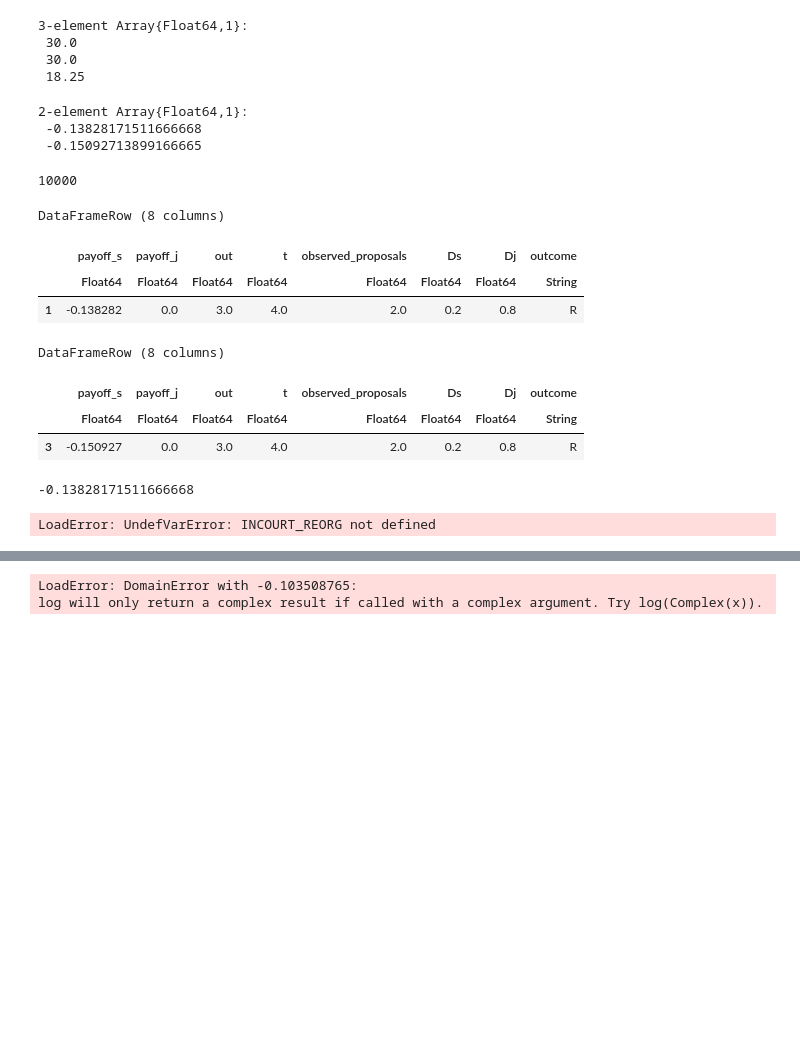
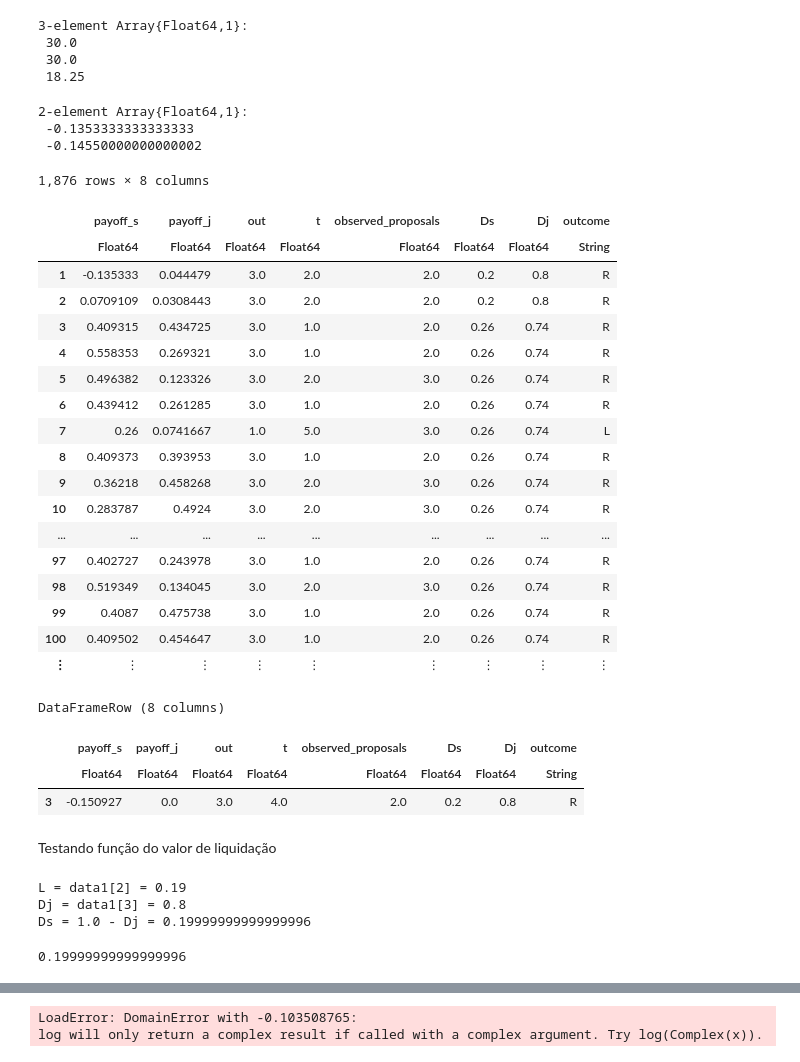
Before and after one commit to jmatheusgpa/BargainingJulia, a Jupyter notebook: Parallel/coupled_sim_anl_ncores_duplas.ipynb, the cells around one changed output, grey strips where cells are left out. Drawn from its saved outputs; the diff is of its cells as text; code cells hidden in the pictures; blank space fills up the shorter version.

```diff
--- a/Parallel/coupled_sim_anl_ncores_duplas.ipynb
+++ b/Parallel/coupled_sim_anl_ncores_duplas.ipynb
@@ -2511,24 +2511,35 @@ mm8 = mean( mm8.payoff_s .+ mm8.payoff_j)
 #9. slope of the regression of log(recovery rate | incourt reorg) ~ log(duration)
 #                 INCOURT_REORG.log_recovery_rate
 
-x = INCOURT_REORG.payoff_s .+ INCOURT_REORG.payoff_j
+x = INCOURT_REORG.payoff_s
 
 x[x .< 0.0]
 # %% [output]
 2-element Array{Float64,1}:
- -0.13828171511666668
- -0.15092713899166665
+ -0.1353333333333333
+ -0.14550000000000002
-# %%
-size(INCOURT,1) + size(PRECOURT,1)
-# %% [output]
-10000
 # %%
-INCOURT[1,:]
+INCOURT
 # %% [output]
-DataFrameRow (8 columns)
+1,876 rows × 8 columns
 |  | payoff_s | payoff_j | out | t | observed_proposals | Ds | Dj | outcome |
 |  | Float64 | Float64 | Float64 | Float64 | Float64 | Float64 | Float64 | String |
-| 1 | -0.138282 | 0.0 | 3.0 | 4.0 | 2.0 | 0.2 | 0.8 | R |
+| 1 | -0.135333 | 0.044479 | 3.0 | 2.0 | 2.0 | 0.2 | 0.8 | R |
+| 2 | 0.0709109 | 0.0308443 | 3.0 | 2.0 | 2.0 | 0.2 | 0.8 | R |
+| 3 | 0.409315 | 0.434725 | 3.0 | 1.0 | 2.0 | 0.26 | 0.74 | R |
+| 4 | 0.558353 | 0.269321 | 3.0 | 1.0 | 2.0 | 0.26 | 0.74 | R |
+| 5 | 0.496382 | 0.123326 | 3.0 | 2.0 | 3.0 | 0.26 | 0.74 | R |
+| 6 | 0.439412 | 0.261285 | 3.0 | 1.0 | 2.0 | 0.26 | 0.74 | R |
+| 7 | 0.26 | 0.0741667 | 1.0 | 5.0 | 3.0 | 0.26 | 0.74 | L |
+| 8 | 0.409373 | 0.393953 | 3.0 | 1.0 | 2.0 | 0.26 | 0.74 | R |
+| 9 | 0.36218 | 0.458268 | 3.0 | 2.0 | 3.0 | 0.26 | 0.74 | R |
+| 10 | 0.283787 | 0.4924 | 3.0 | 2.0 | 3.0 | 0.26 | 0.74 | R |
+| ... | ... | ... | ... | ... | ... | ... | ... | ... |
+| 97 | 0.402727 | 0.243978 | 3.0 | 1.0 | 2.0 | 0.26 | 0.74 | R |
+| 98 | 0.519349 | 0.134045 | 3.0 | 2.0 | 3.0 | 0.26 | 0.74 | R |
+| 99 | 0.4087 | 0.475738 | 3.0 | 1.0 | 2.0 | 0.26 | 0.74 | R |
+| 100 | 0.409502 | 0.454647 | 3.0 | 1.0 | 2.0 | 0.26 | 0.74 | R |
+| ⋮ | ⋮ | ⋮ | ⋮ | ⋮ | ⋮ | ⋮ | ⋮ | ⋮ |
 # %%
 INCOURT[3,:]
 # %% [output]
@@ -2536,11 +2547,15 @@ DataFrameRow (8 columns)
 |  | payoff_s | payoff_j | out | t | observed_proposals | Ds | Dj | outcome |
 |  | Float64 | Float64 | Float64 | Float64 | Float64 | Float64 | Float64 | String |
 | 3 | -0.150927 | 0.0 | 3.0 | 4.0 | 2.0 | 0.2 | 0.8 | R |
-# %%
-INCOURT_REORG.payoff_s[1]
-# %% [output]
--0.13828171511666668
-# %%
-INCOURT_REORG.payoff_j[2]
-# %% [output]
-LoadError: UndefVarError: INCOURT_REORG not defined
+# %% [markdown]
+
+Testando função do valor de liquidação
+# %%
+@show L = data1[2]
+@show Dj = data1[3]
+@show Ds = 1.0 - Dj
+# %% [output]
+L = data1[2] = 0.19
+Dj = data1[3] = 0.8
+Ds = 1.0 - Dj = 0.19999999999999996
+0.19999999999999996
```
Also changed, not shown: parts of 16 cells of this notebook.
